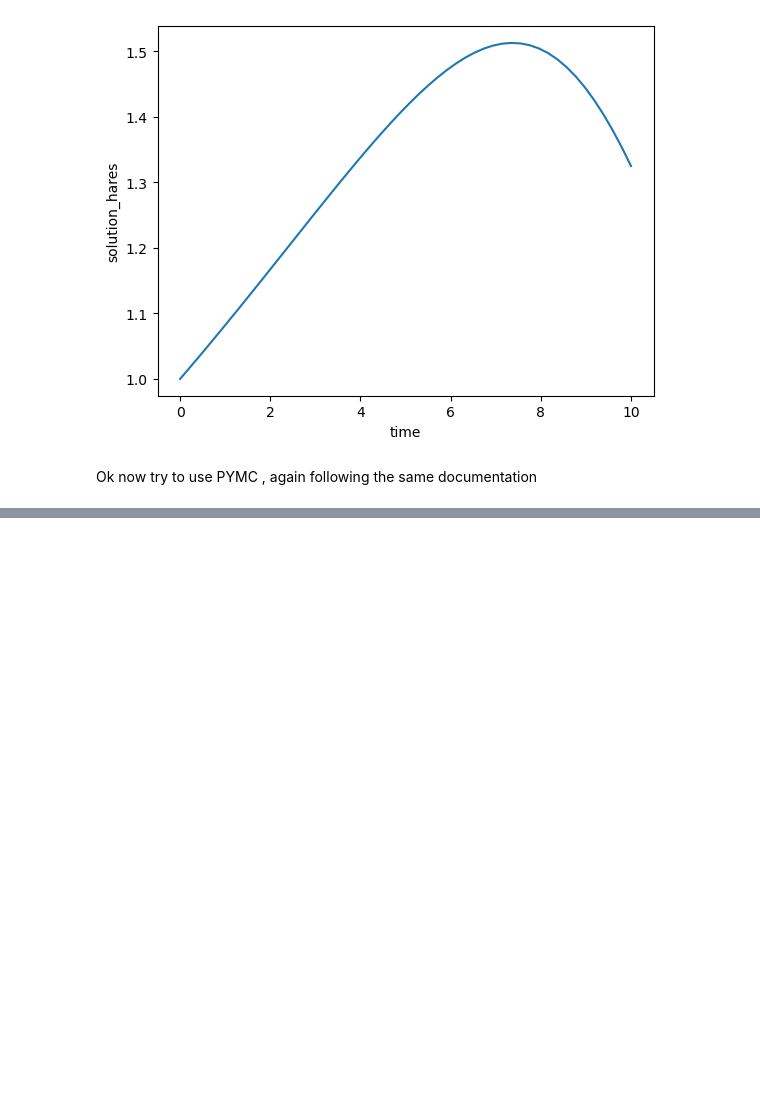
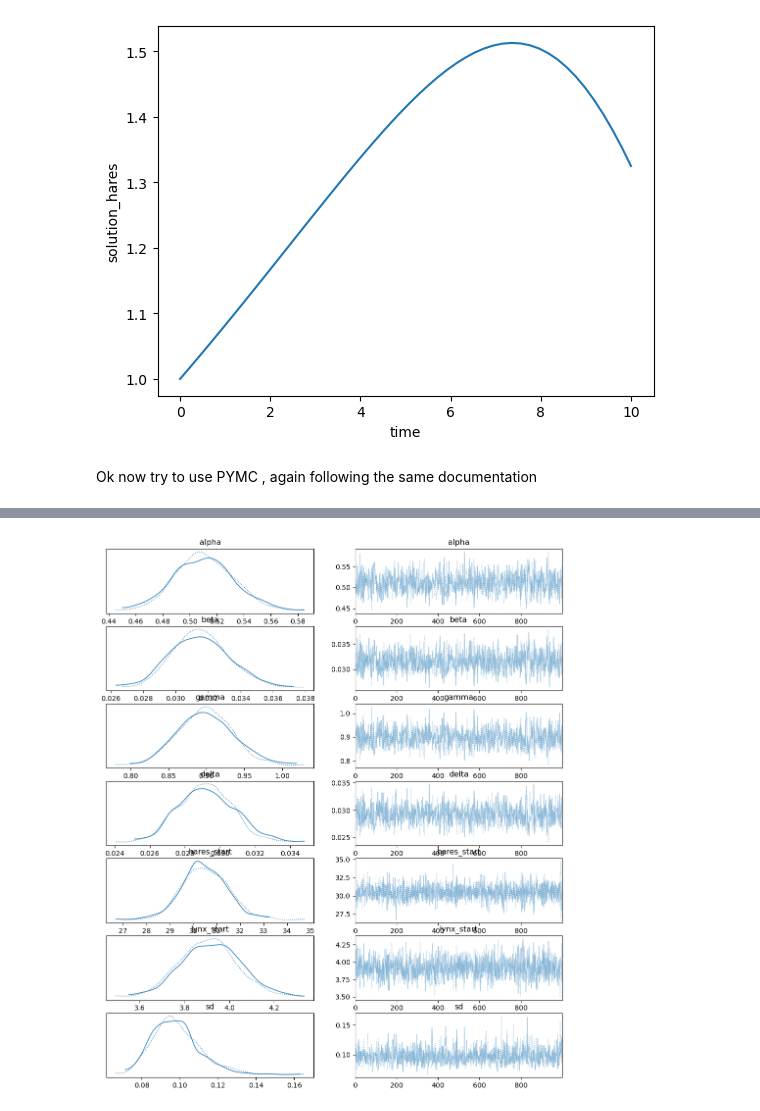
Before and after one commit to DrEntropy/turingTest, a Jupyter notebook: sunode_test.ipynb, the cells around one changed output, grey strips where cells are left out. Cells and saved outputs as stored; diff of their text form; code cells hidden in the pictures; blank space fills up the shorter version.

Commit message:
clean up and add pymc.ode for comparison

```diff
--- a/sunode_test.ipynb
+++ b/sunode_test.ipynb
@@ -199,0 +190,37 @@ az.summary(idata, var_names=['alpha', 'beta', 'gamma', 'delta', 'hares_start', '
+# %%
+from pymc.ode import DifferentialEquation
+def rhs_pymcode(y, t, p):
+    dH_dt = p[0] * y[0] - p[1] * y[0] * y[1]
+    dL_dt = -p[2] * y[1] + p[3] * y[0] * y[1]
+    return [dH_dt, dL_dt]
+
+
+ode_model = DifferentialEquation(
+    func=rhs_pymcode, times=data.times, n_states=2, n_theta=4, t0=data.times[0]
+)
+# %%
+data_obs = np.array([data.hare,data.lynx]).T
+# %%
+with pm.Model() as model2:
+    hares_start = pm.TruncatedNormal('hares_start',mu = 10, sigma=50, lower = 0.1)
+    lynx_start = pm.TruncatedNormal('lynx_start', mu = 10, sigma=50, lower  = 0.1)
+
+    alpha = pm.TruncatedNormal('alpha', mu=0.5, sigma = 1, lower = 0, upper=2)
+    beta = pm.TruncatedNormal('beta', mu=0.5, sigma = 1, lower = 0, upper=2)
+    gamma = pm.TruncatedNormal('gamma', mu=0.5, sigma = 1, lower = 0, upper=2)
+    delta = pm.TruncatedNormal('delta', mu=0.5, sigma = 1, lower = 0, upper=2)
+
+    # solution
+    ode_solution = ode_model(y0=[hares_start, lynx_start], theta=[alpha, beta, gamma, delta])
+
+
+    # We can access the individual variables of the solution
+    pm.Deterministic('hares_mu', ode_solution[:,0])
+    pm.Deterministic('lynx_mu', ode_solution[:,1])
+
+    sd = pm.Exponential('sd',10)
+
+    pm.LogNormal('Y', mu=pm.math.log(ode_solution), sigma=sd, observed=data_obs)
+# %%
+with model2:
+    idata = pm.sample(tune=1000, draws=1000, chains =2,cores = 2)
@@ -199,0 +235,4 @@ az.summary(idata, var_names=['alpha', 'beta', 'gamma', 'delta', 'hares_start', '
+# %%
+az.plot_trace(idata, var_names=['alpha', 'beta', 'gamma', 'delta', 'hares_start', 'lynx_start', 'sd']);
+# %% [output]
+[figure, added]
```
Also changed, not shown: parts of 11 cells of this notebook, 2 other files.
